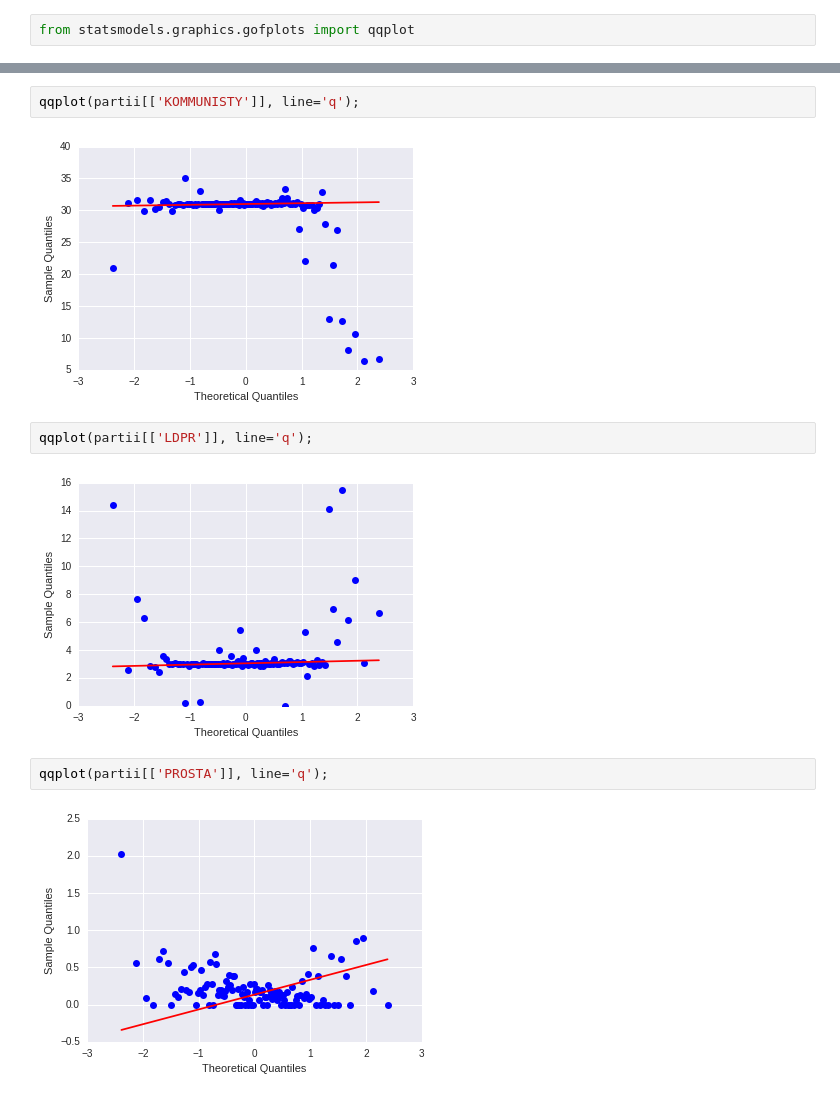
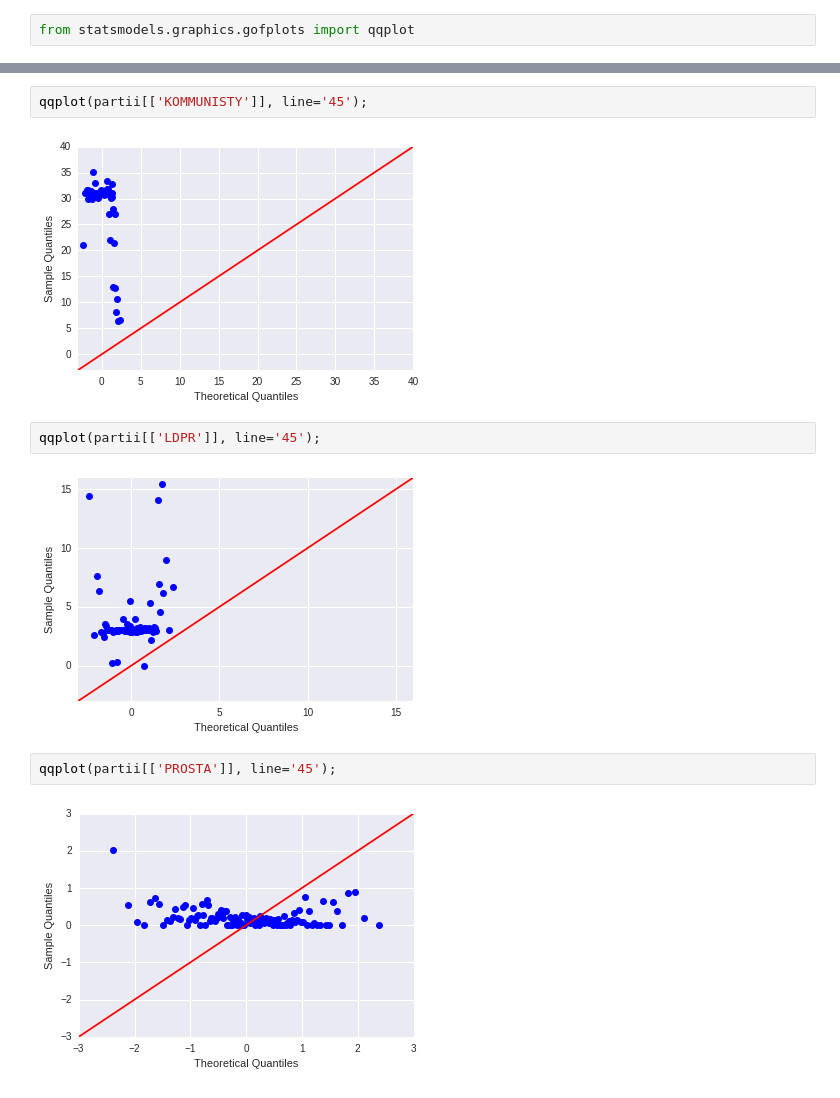
Before and after one commit to fortunto2/sterlitamak_duma2016, a Jupyter notebook: sterlitamak.ipynb, the cells around one changed output, grey strips where cells are left out. Drawn from its saved outputs; the diff is of its cells as text.

```diff
--- a/sterlitamak.ipynb
+++ b/sterlitamak.ipynb
@@ -140,12 +146,12 @@ qqplot(partii[['SPRAV_RUS']], line='q');
 # %%
-qqplot(partii[['KOMMUNISTY']], line='q');
+qqplot(partii[['KOMMUNISTY']], line='45');
 # %% [output]
-[figure, old version]
+[figure, new version]
 # %%
-qqplot(partii[['LDPR']], line='q');
+qqplot(partii[['LDPR']], line='45');
 # %% [output]
-[figure, old version]
+[figure, new version]
 # %%
-qqplot(partii[['PROSTA']], line='q');
+qqplot(partii[['PROSTA']], line='45');
 # %% [output]
-[figure, old version]
+[figure, new version]
```
Also changed, not shown: parts of 13 cells of this notebook, 2 other files.
